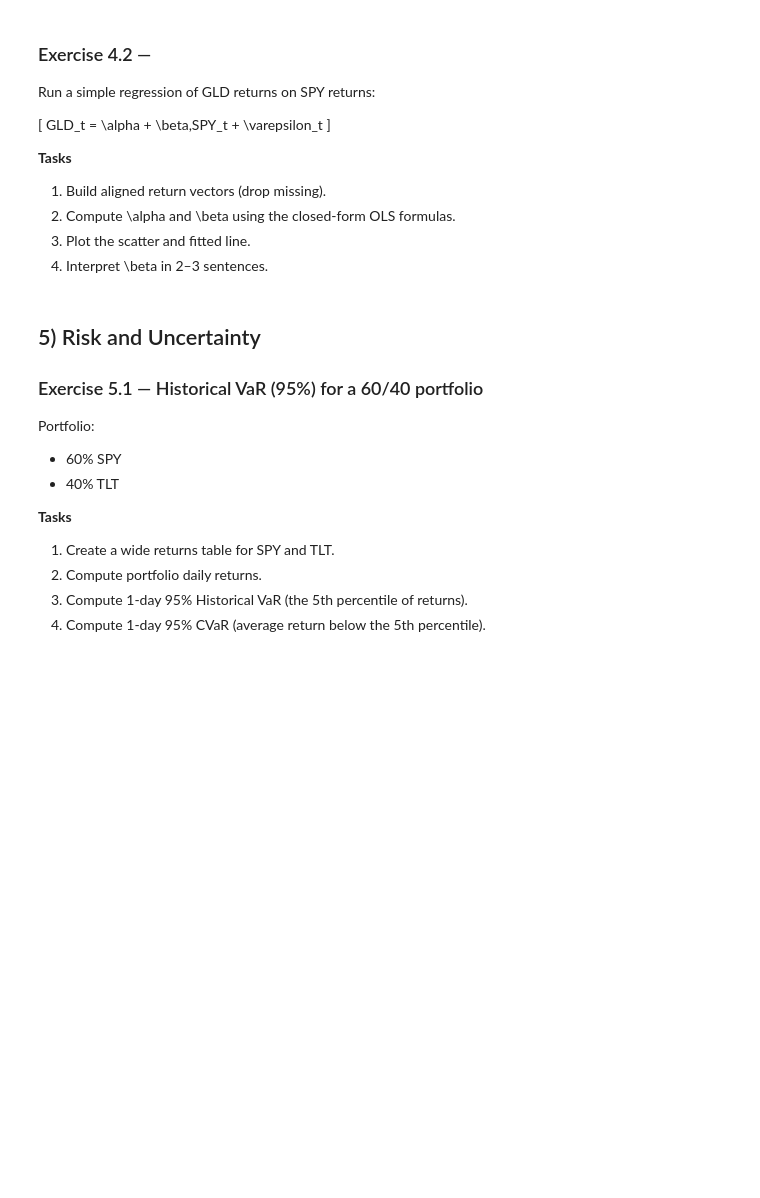
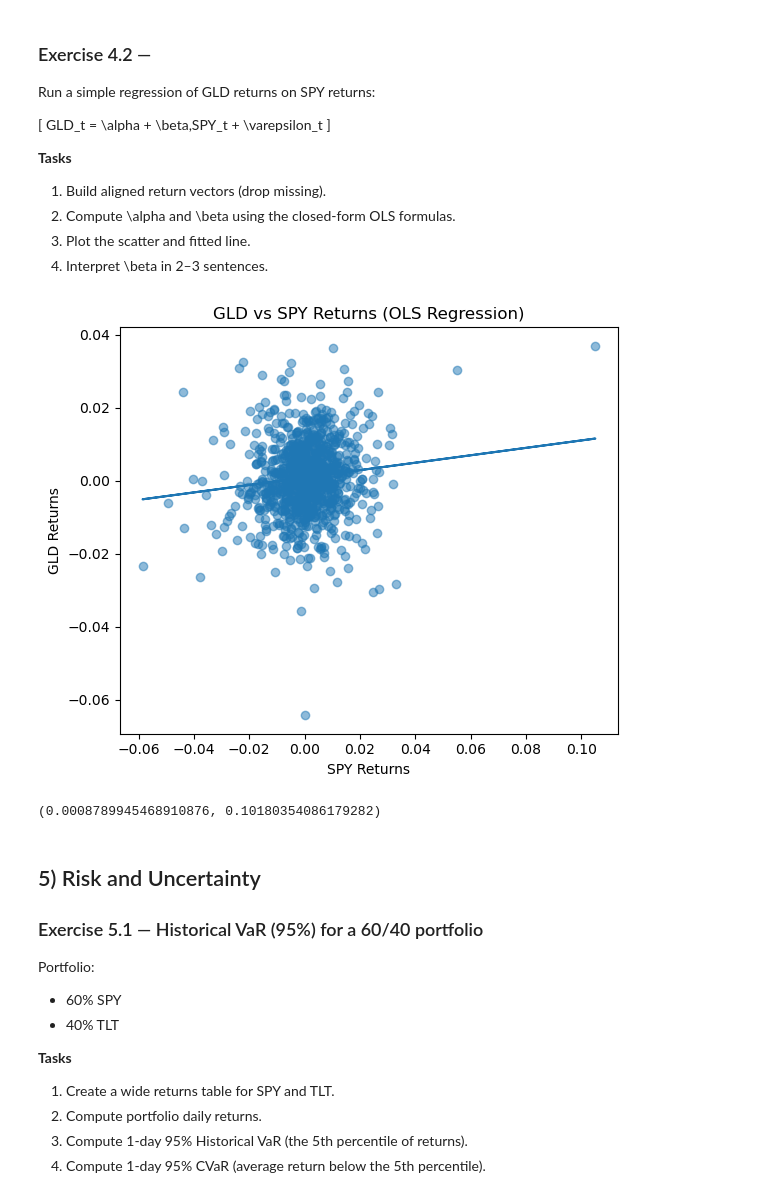
Before and after one commit to anzonyquispe/Python-for-Finance, a Jupyter notebook: homeworks/Assignment_3/Group 8/group_8_ass_3_2026.ipynb, the cells around one changed output. Saved outputs shown, nothing was run; the diff lists cells and outputs as text; code cells hidden in the pictures; blank space fills up the shorter version.

```diff
--- a/homeworks/Assignment_3/Group 8/group_8_ass_3_2026.ipynb
+++ b/homeworks/Assignment_3/Group 8/group_8_ass_3_2026.ipynb
@@ -1051,3 +1135,23 @@ Build a clean table of return moments.
 1. Create a wide daily returns table for SPY, TLT, GLD.
 2. Compute: mean, std, skewness, kurtosis.
 3. Present results as a DataFrame with tickers as rows.
+# %%
+# 1. Create wide daily returns table
+usa_ret = usa[['date', 'ticker', 'ret']].copy()
+usa_ret = usa_ret.rename(columns={"ret": "return"})
+
+returns_wide = (
+    usa_ret.pivot(index="date", columns="ticker", values="return")
+    .sort_index()
+)
+
+# 2. Compute summary statistics
+summary_stats = pd.DataFrame({
+    "Mean": returns_wide.mean(),
+    "Std": returns_wide.std(),
+    "Skewness": returns_wide.skew(),
+    "Kurtosis": returns_wide.kurt()
+})
+
+# 3. Display results
+summary_stats
@@ -1064,6 +1174,33 @@ GLD_t = \alpha + \beta\,SPY_t + \varepsilon_t
 2. Compute \alpha and \beta using the closed-form OLS formulas.
 3. Plot the scatter and fitted line.
 4. Interpret \beta in 2–3 sentences.
+# %%
+# 1. Build aligned return vectors (drop missing)
+reg_data = returns_wide[['SPY', 'GLD']].dropna()
+spy_ret = reg_data["SPY"]
+gld_ret = reg_data["GLD"]
+
+# 2. Closed-form OLS estimates
+beta_hat = np.cov(spy_ret, gld_ret, ddof=0)[0, 1] / np.var(spy_ret, ddof=0)
+alpha_hat = gld_ret.mean() - beta_hat * spy_ret.mean()
+
+# Fitted values
+gld_fitted = alpha_hat + beta_hat * spy_ret
+
+# 3. Scatter plot and fitted line
+plt.figure(figsize=(6, 5))
+plt.scatter(spy_ret, gld_ret, alpha=0.5)
+plt.plot(spy_ret, gld_fitted)
+plt.xlabel("SPY Returns")
+plt.ylabel("GLD Returns")
+plt.title("GLD vs SPY Returns (OLS Regression)")
+plt.tight_layout()
+plt.show()
+
+alpha_hat, beta_hat
+# %% [output]
+[figure, added]
+(0.0008789945468910876, 0.10180354086179282)
 # %% [markdown]
 ## 5) Risk and Uncertainty
 
```
Also changed, not shown: parts of 8 cells of this notebook, 1 other file.
